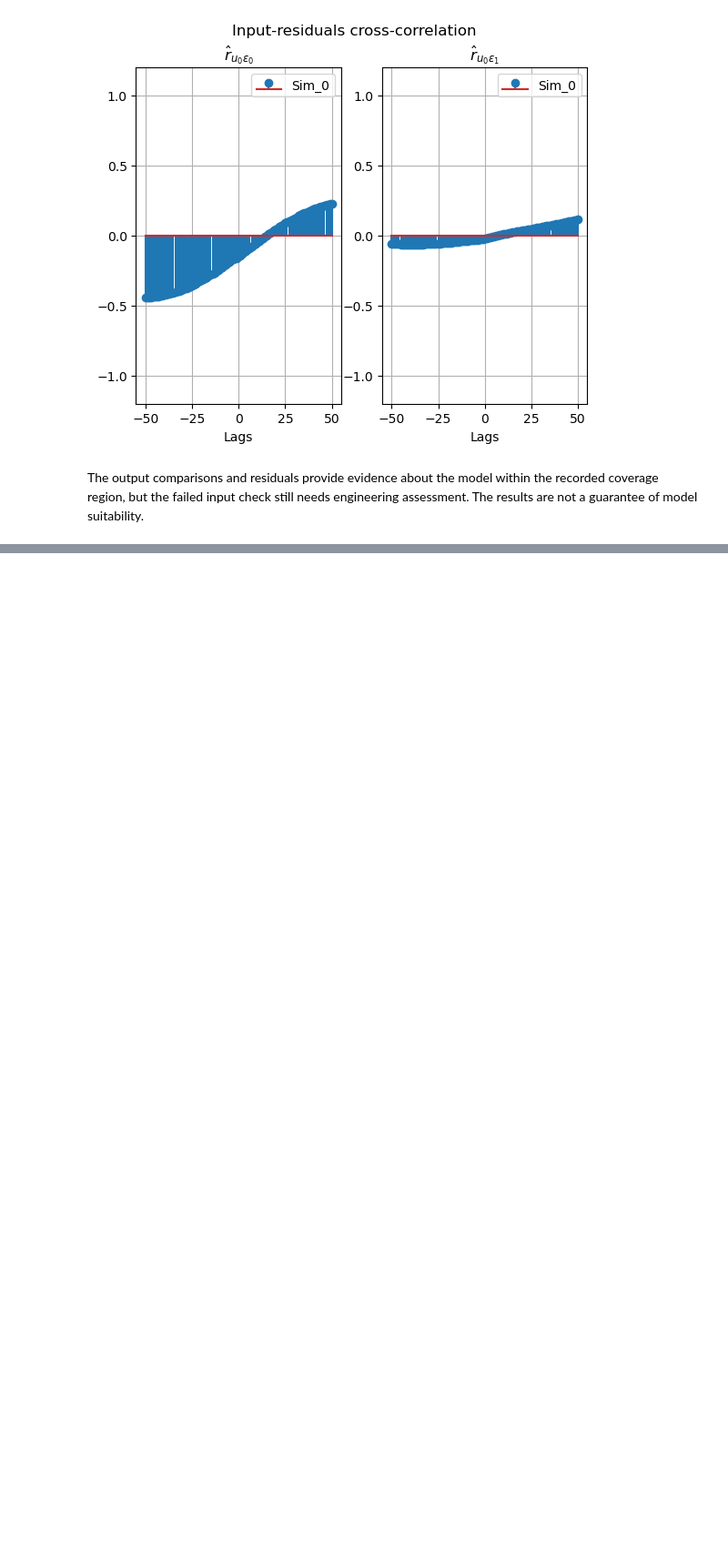
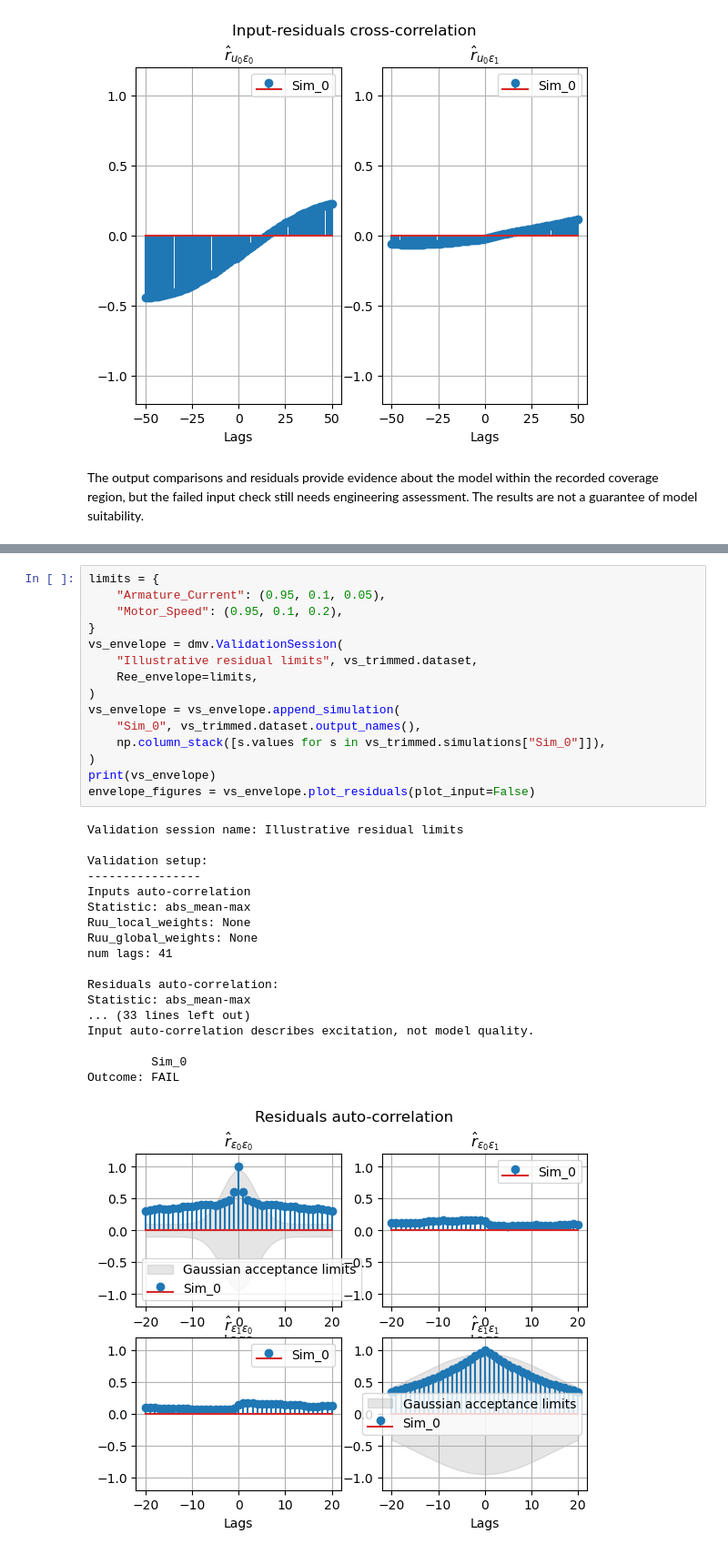
Before and after one commit to ubaldot/dymoval, a Jupyter notebook: src/dymoval_tutorial/dymoval_tutorial.ipynb, the cells around one changed output, grey strips where cells are left out. Shown at 91% size. Drawn from its saved outputs; the diff is of its cells as text; blank space fills up the shorter version.

```diff
--- a/src/dymoval_tutorial/dymoval_tutorial.ipynb
+++ b/src/dymoval_tutorial/dymoval_tutorial.ipynb
@@ -358,0 +363,34 @@ The output comparisons and residuals provide evidence about the model within the
+# %%
+limits = {
+    "Armature_Current": (0.95, 0.1, 0.05),
+    "Motor_Speed": (0.95, 0.1, 0.2),
+}
+vs_envelope = dmv.ValidationSession(
+    "Illustrative residual limits", vs_trimmed.dataset,
+    Ree_envelope=limits,
+)
+vs_envelope = vs_envelope.append_simulation(
+    "Sim_0", vs_trimmed.dataset.output_names(),
+    np.column_stack([s.values for s in vs_trimmed.simulations["Sim_0"]]),
+)
+print(vs_envelope)
+envelope_figures = vs_envelope.plot_residuals(plot_input=False)
+# %% [output]
+Validation session name: Illustrative residual limits
+
+Validation setup:
+----------------
+Inputs auto-correlation
+Statistic: abs_mean-max
+Ruu_local_weights: None
+Ruu_global_weights: None
+num lags: 41
+
+Residuals auto-correlation:
+Statistic: abs_mean-max
+... (33 lines left out)
+Input auto-correlation describes excitation, not model quality.
+
+         Sim_0
+Outcome: FAIL
+[figure, added]
```
Also changed, not shown: parts of 7 cells of this notebook, 12 other files.
